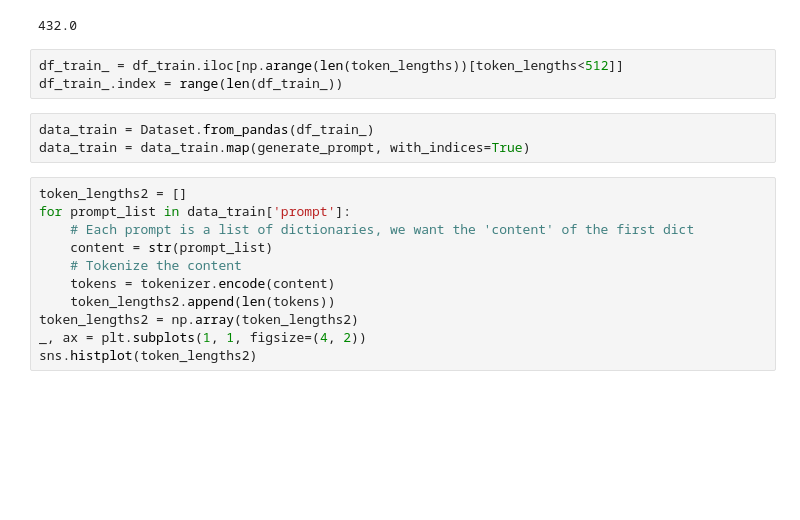
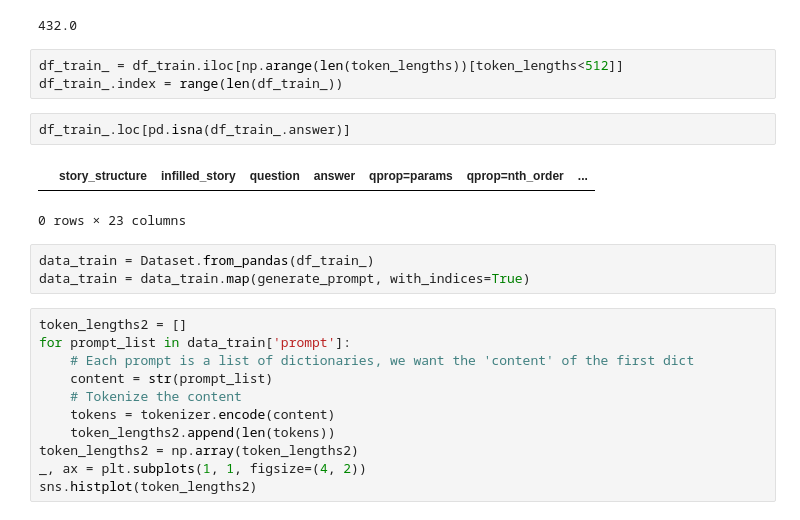
Before and after one commit to zhebushipinyin/Tom-RL, a Jupyter notebook: clean_data/tom_data.ipynb, the cells around one changed output. Cells and saved outputs as stored; diff of their text form; blank space fills up the shorter version.

```diff
--- a/clean_data/tom_data.ipynb
+++ b/clean_data/tom_data.ipynb
@@ -148,6 +148,11 @@ np.median(token_lengths)
 # %%
 df_train_ = df_train.iloc[np.arange(len(token_lengths))[token_lengths<512]]
 df_train_.index = range(len(df_train_))
+# %%
+df_train_.loc[pd.isna(df_train_.answer)]
+# %% [output]
+|  | story_structure | infilled_story | question | answer | qprop=params | qprop=nth_order | ... |
+0 rows × 23 columns
 # %%
 data_train = Dataset.from_pandas(df_train_)
 data_train = data_train.map(generate_prompt, with_indices=True)
```
Also changed, not shown: 3 other files.
